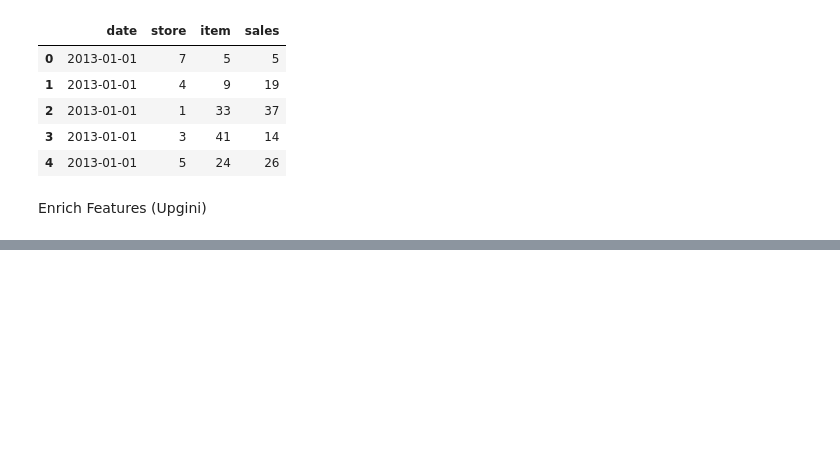
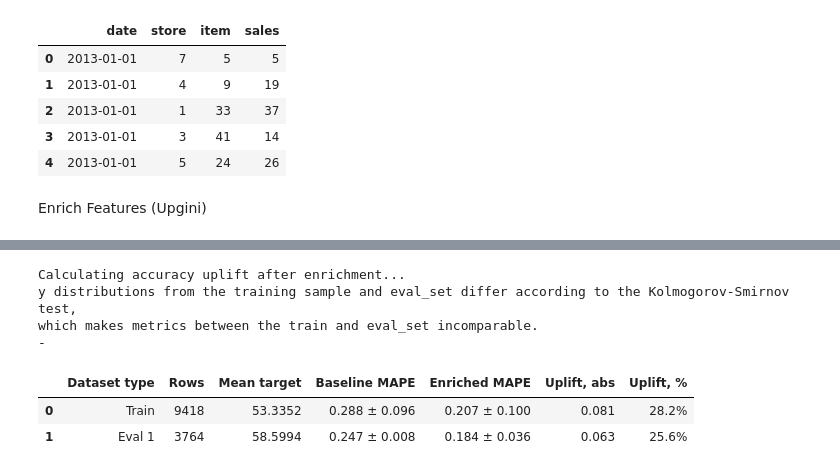
Before and after one commit to jeangyi/sales_forecasting_pipeline, a Jupyter notebook: sales_pred.ipynb, the cells around one changed output, grey strips where cells are left out. Saved outputs shown, nothing was run; the diff lists cells and outputs as text; code cells hidden in the pictures; blank space fills up the shorter version.

```diff
--- a/sales_pred.ipynb
+++ b/sales_pred.ipynb
@@ -125,0 +128,20 @@ Accuracy after enrichment
+# %%
+from catboost import CatBoostRegressor
+from catboost.utils import eval_metric
+
+model = CatBoostRegressor(verbose=False, allow_writing_files=False, random_state=0)
+
+enricher.calculate_metrics(
+    train_features, train_target,
+    eval_set = [(test_features, test_target)],
+    estimator = model,
+    scoring = "mean_absolute_percentage_error"
+)
+# %% [output]
+Calculating accuracy uplift after enrichment...
+y distributions from the training sample and eval_set differ according to the Kolmogorov-Smirnov test,
+which makes metrics between the train and eval_set incomparable.
+-
+|  | Dataset type | Rows | Mean target | Baseline MAPE | Enriched MAPE | Uplift, abs | Uplift, % |
+| 0 | Train | 9418 | 53.3352 | 0.288 ± 0.096 | 0.207 ± 0.100 | 0.081 | 28.2% |
+| 1 | Eval 1 | 3764 | 58.5994 | 0.247 ± 0.008 | 0.184 ± 0.036 | 0.063 | 25.6% |
```
Also changed, not shown: parts of 4 cells of this notebook, 1 other file.
